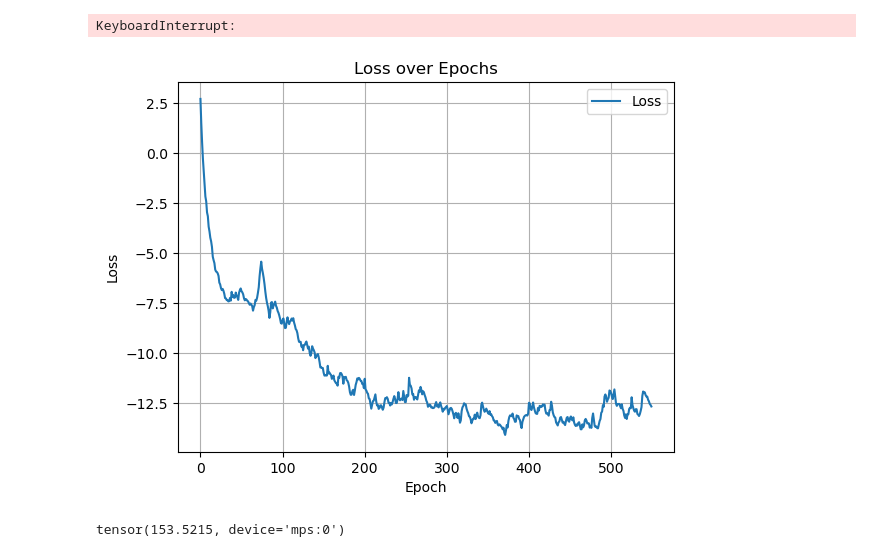
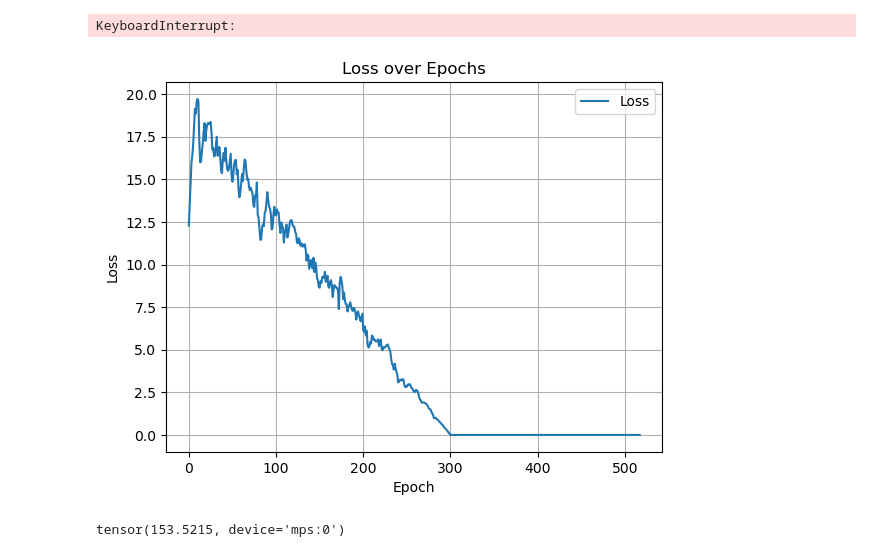
Before and after one commit to lawolff1702/EVO, a Jupyter notebook: ExplorationVSExploitation.ipynb, the cells around one changed output. Saved outputs shown, nothing was run; the diff lists cells and outputs as text; code cells hidden in the pictures.

```diff
--- a/ExplorationVSExploitation.ipynb
+++ b/ExplorationVSExploitation.ipynb
@@ -118,14 +125,15 @@ print(X_train.shape[1])  # Should match model's input dim
 # %%
 # Define model
+device = torch.device("mps" if torch.backends.mps.is_available() else "cpu")
 input_dim = X_train_exp.shape[1]
 model = DeepNeuralNetwork(layer_dims=[input_dim, 128, 64, 1])
 
 # Attach optimizer
 optimizer = EvolutionOptimizer(model, device=device)
-optimizer.set_population_size(100)
-optimizer.set_mutation_rate(0.4)
-optimizer.set_mutation_intensity(1)
-optimizer.set_diversity_coeff(0.01)
+optimizer.set_population_size(30)
+optimizer.set_mutation_rate(0.6)
+optimizer.set_mutation_intensity(0.8)
+optimizer.set_diversity_coeff(0.1)
 model.set_optimizer(optimizer)
 
 # Fix: Pre-initialize population with correct shape
@@ -143,6 +151,8 @@ y_train = y_train.to(device)
 num_epochs = 1000
 losses = []
 train_accs = []
+BCE_loss = []
+diversity_loss = []
 
 for epoch in range(num_epochs):
     optimizer.step(X_train_exp, y_train)
@@ -153,6 +163,8 @@ for epoch in range(num_epochs):
     preds = model.predict(X_train_exp)
     acc = (preds == y_train).float().mean().item() * 100
     train_accs.append(acc)
-    optimizer.set_diversity_coeff(max(0.01 * (1 - epoch / num_epochs),0))
+    optimizer.set_diversity_coeff(max(0.01 * (1 - epoch / 300),0))
+    diversity_loss.append(model.curr_diversity)
+    BCE_loss.append(model.curr_bce)
 
     print(f"Epoch {epoch+1:03d}: Loss = {loss_val:.4f}, Accuracy = {acc:.2f}%")
@@ -329,16 +349,16 @@ KeyboardInterrupt:
 # %%
 import matplotlib.pyplot as plt
 
 # Plot the losses over epochs
-plt.plot(losses, label="Loss")
+plt.plot((diversity_loss[1:]), label="Loss")
 plt.xlabel("Epoch")
 plt.ylabel("Loss")
 plt.title("Loss over Epochs")
 plt.legend()
 plt.grid(True)
 plt.show()
 # %% [output]
-[figure, old version]
+[figure, new version]
 # %%
 accuracy_list = []
 for candidate in model.optimizer.population:
```
Also changed, not shown: parts of 7 cells of this notebook, 1 other file.
